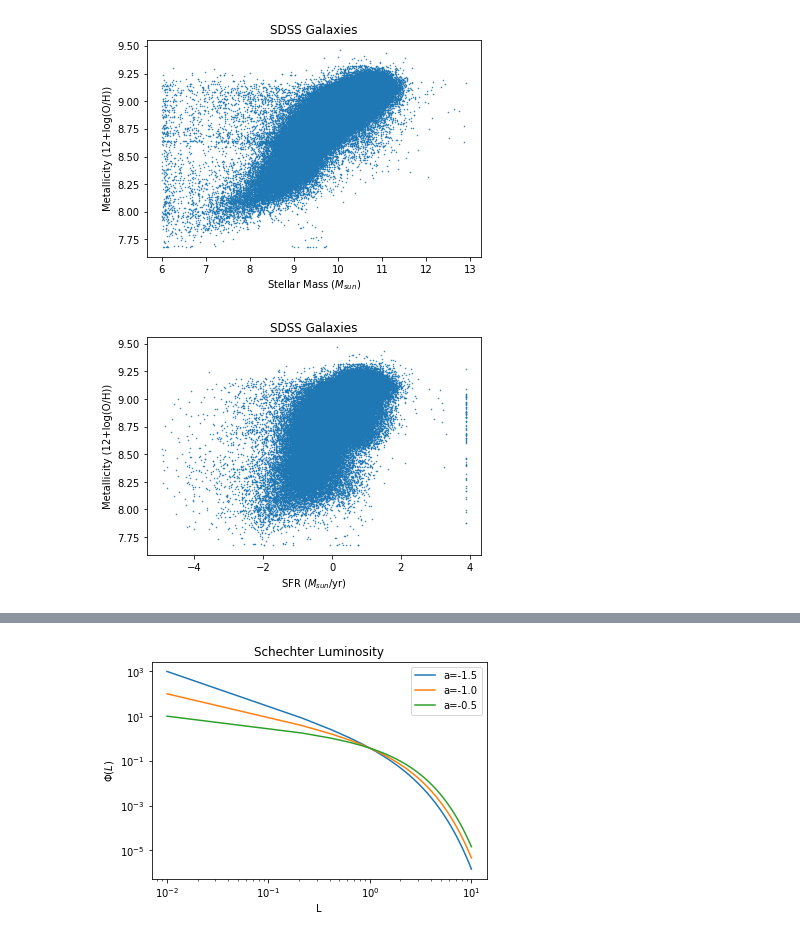
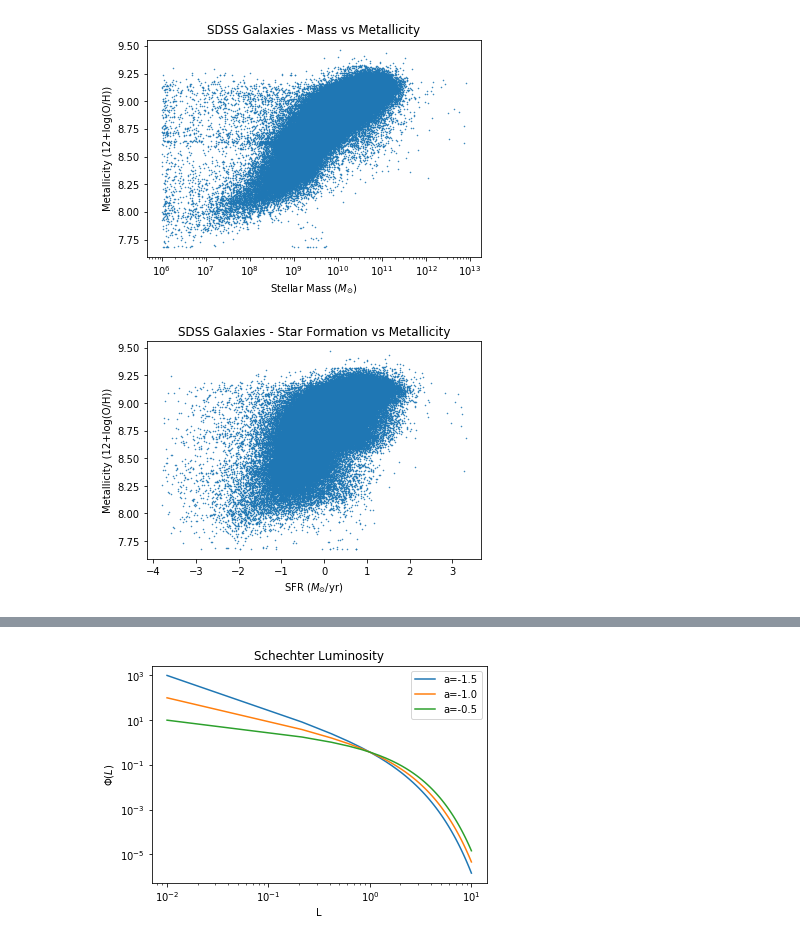
Before and after one commit to eramey16/Galaxies_Fall_2019, a Jupyter notebook: Homework 1.ipynb, the cells around one changed output, grey strips where cells are left out. Cells and saved outputs as stored; diff of their text form; code cells hidden in the pictures.

```diff
--- a/Homework 1.ipynb
+++ b/Homework 1.ipynb
@@ -28,7 +29,9 @@ g = pd.read_csv(data+g_band, header=None, delimiter='  ', names=['freq', 'T'], d
 clean1 = mass['AVG'] > 0
 clean2 = ml['AVG'] > 0
 clean3 = sfr['AVG'] != -99
-clean_all = clean1*clean2*clean3
+clean4 = sfr['AVG'] < 3.8
+clean5 = sfr['AVG'] > -3.8
+clean_all = clean1*clean2*clean3*clean4*clean5
 
 mass_clean = mass['AVG'][clean_all]
 ml_clean = ml['AVG'][clean_all]
@@ -36,25 +39,28 @@ sfr_clean = sfr['AVG'][clean_all]
 # %%
 ## Part 2a
 # mass vs metallicity
-plt.scatter(mass_clean, ml_clean, marker='.', s=1)
-plt.xlabel("Stellar Mass ($M_{sun}$)")
+plt.scatter(np.power(10, mass_clean), ml_clean, marker='.', s=1)
+plt.xlabel("Stellar Mass ($M_{\odot}$)")
+plt.xscale("log")
 plt.ylabel("Metallicity (12+log(O/H))")
-plt.title("SDSS Galaxies")
+plt.title("SDSS Galaxies - Mass vs Metallicity")
 plt.show()
+#plt.savefig(graphs+"sdss_mass_metallicity.png")
 
-# If more stars are formed then there are more metals being fused
+# If more stars are being formed then there are more metals being fused
 # %% [output]
-[figure, old version]
+[figure, new version]
 # %%
 ## Part 2b
 # SFR vs metallicity
 plt.scatter(sfr_clean, ml_clean, marker='.', s=1)
-plt.xlabel("SFR ($M_{sun}$/yr)")
+plt.xlabel("SFR ($M_{\odot}$/yr)")
 plt.ylabel("Metallicity (12+log(O/H))")
-plt.title("SDSS Galaxies")
+plt.title("SDSS Galaxies - Star Formation vs Metallicity")
 plt.show()
+#plt.savefig(graphs+"sdss_sfr_metallicity.png")
 # %% [output]
-[figure, old version]
+[figure, new version]
 # %%
 ## Part 2c
 # mass vs SFR
```
Also changed, not shown: parts of 12 cells of this notebook, 10 other files.
